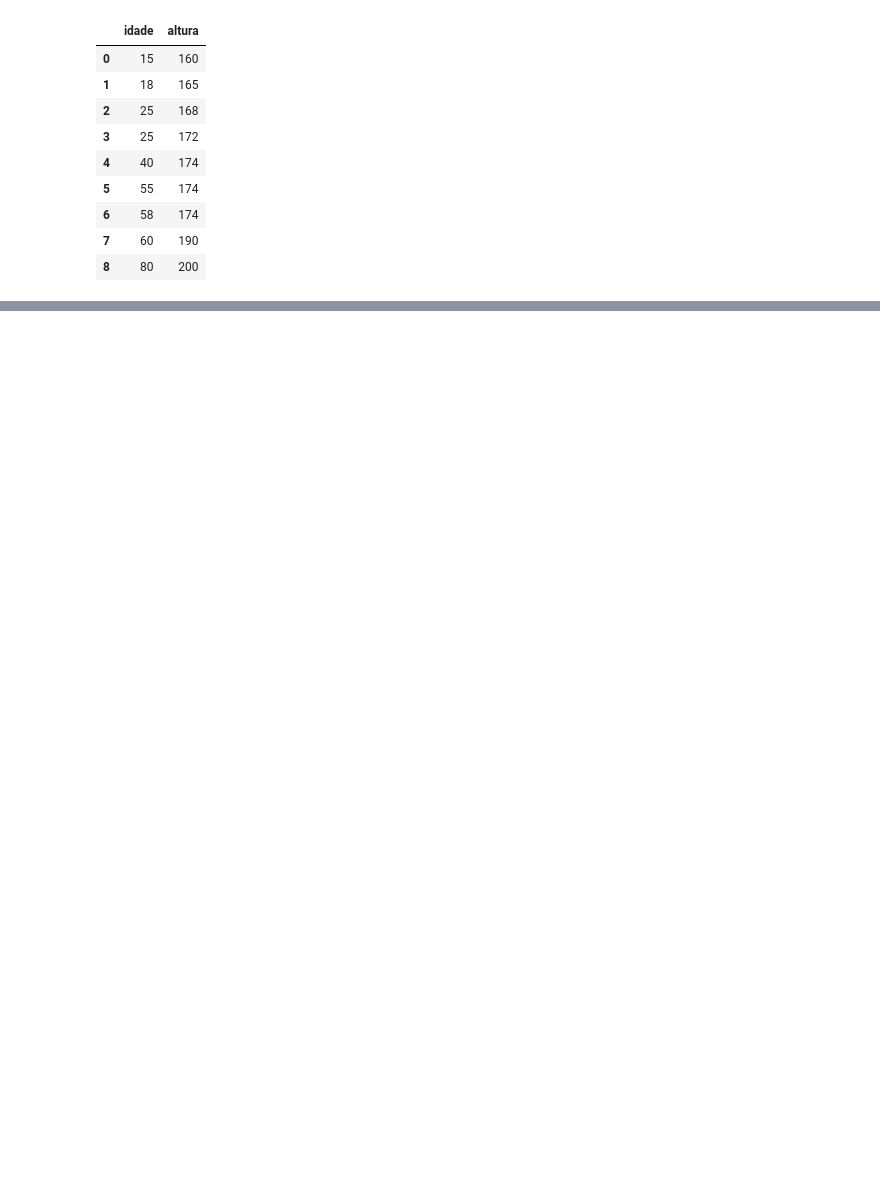
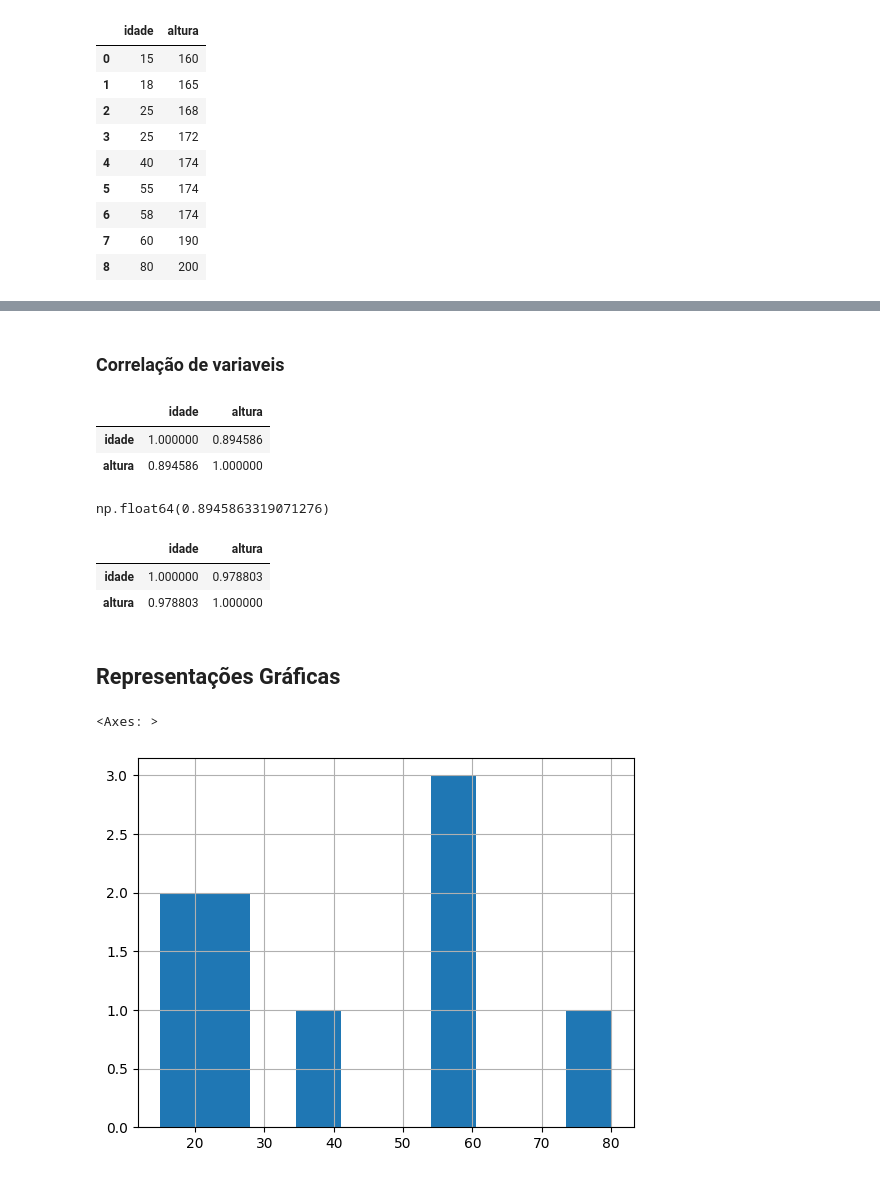
Before and after one commit to HenriqueCarniel1/desenvolvimento_de_ia, a Jupyter notebook: estatistica_dev.ipynb, the cells around one changed output, grey strips where cells are left out. Drawn from its saved outputs; the diff is of its cells as text; code cells hidden in the pictures; blank space fills up the shorter version.

```diff
--- a/estatistica_dev.ipynb
+++ b/estatistica_dev.ipynb
@@ -24,0 +128,29 @@ df_medidas
+# %% [markdown]
+### Correlação de variaveis
+# %%
+# com base que a idade aumenta a altura também aumenta essa é a correlação
+df_medidas.corr(method='pearson')
+# %% [output]
+|  | idade | altura |
+| idade | 1.000000 | 0.894586 |
+| altura | 0.894586 | 1.000000 |
+# %%
+# correlação entre duas variáveis
+df_medidas.idade.corr(df_medidas.altura)
+# %% [output]
+np.float64(0.8945863319071276)
+# %%
+# Correlação do DataFrame, segundo Sperman
+df_medidas.corr(method='spearman')
+# %% [output]
+|  | idade | altura |
+| idade | 1.000000 | 0.978803 |
+| altura | 0.978803 | 1.000000 |
+# %% [markdown]
+## Representações Gráficas
+# %%
+## Histograma - Idade
+df_medidas.idade.hist()
+# %% [output]
+<Axes: >
+[figure, added]
```
Also changed, not shown: parts of 43 cells of this notebook, 2 other files.
